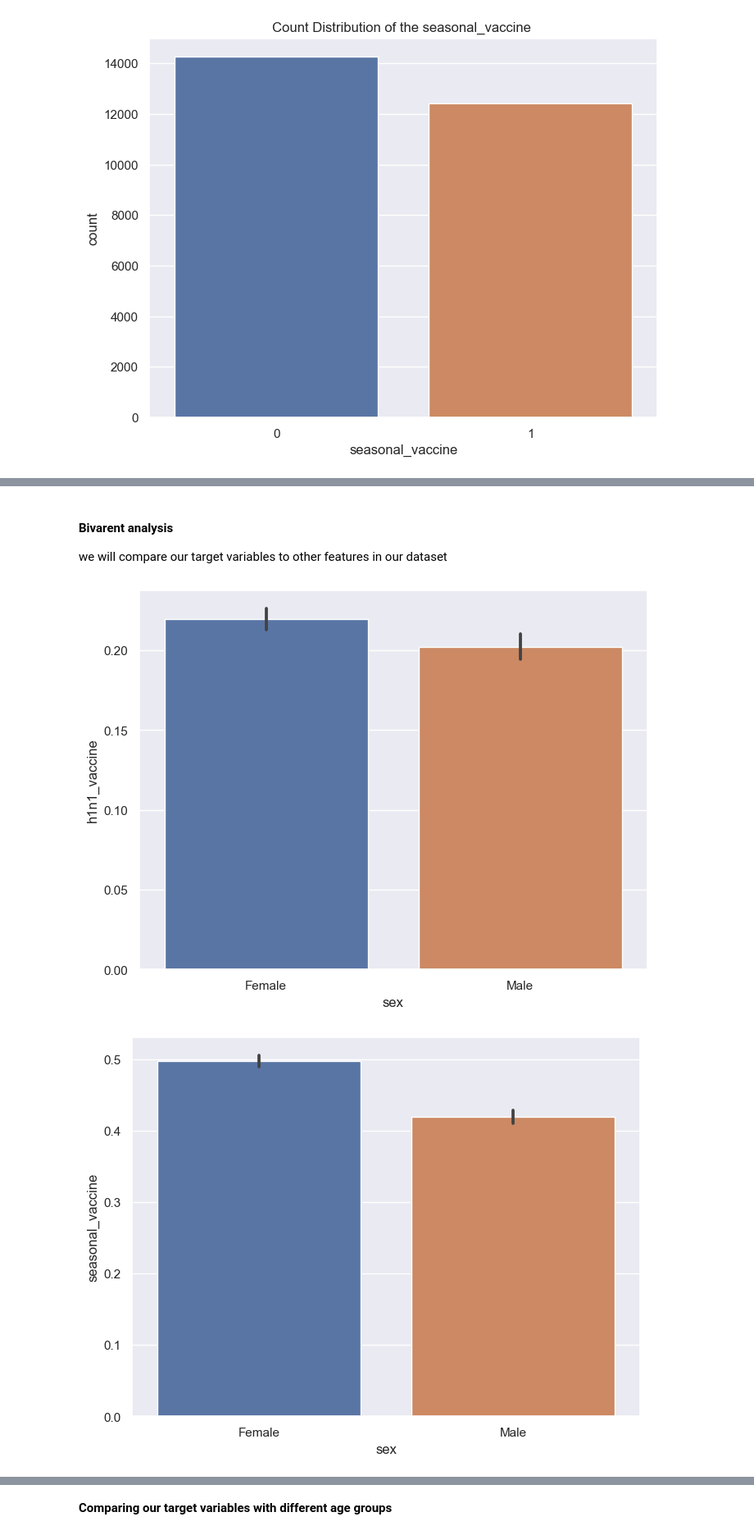
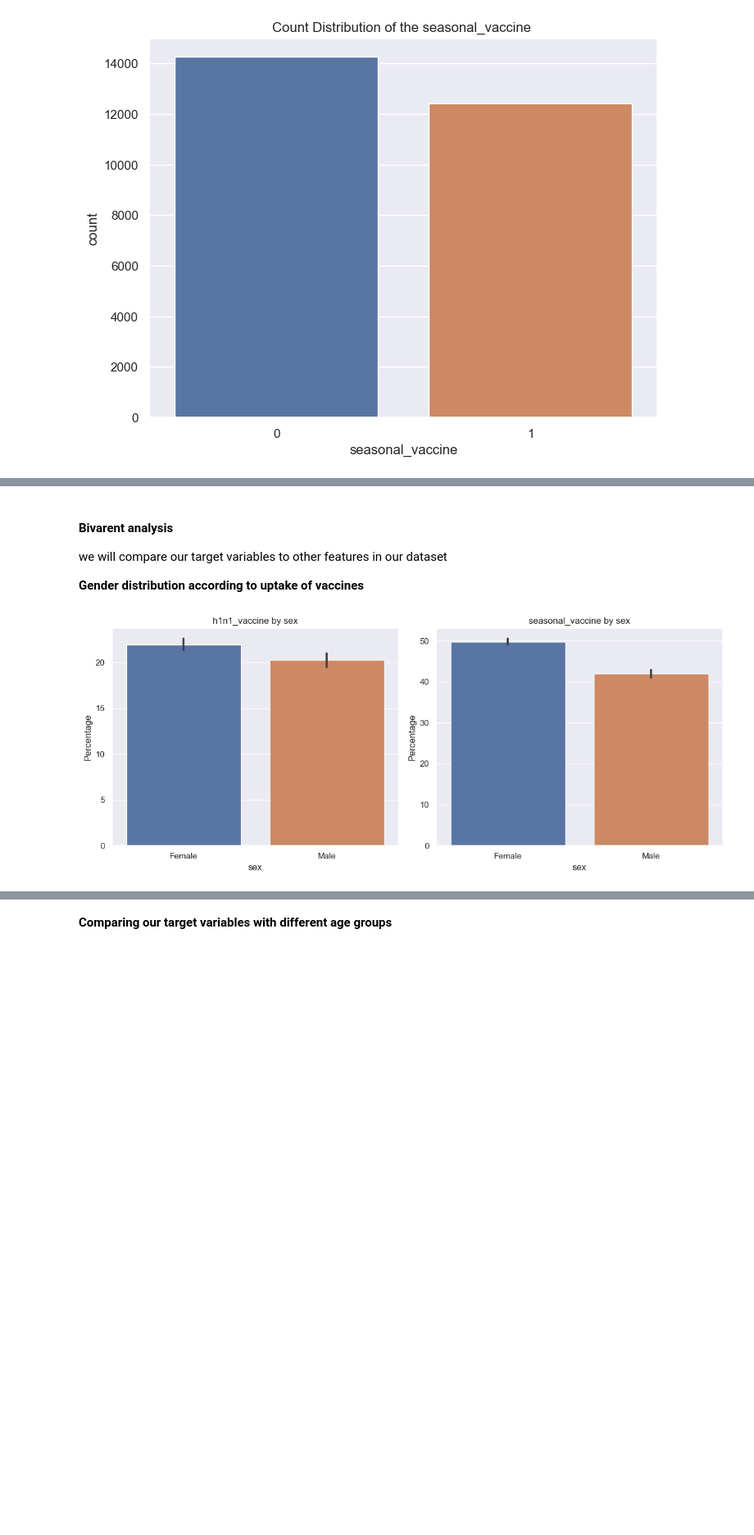
Before and after one commit to Geraldkigotho/Flu-Shot-Learning-project, a Jupyter notebook: project.ipynb, the cells around one changed output, grey strips where cells are left out. Shown at 82% size. Saved outputs shown, nothing was run; the diff lists cells and outputs as text; code cells hidden in the pictures; blank space fills up the shorter version.

```diff
--- a/project.ipynb
+++ b/project.ipynb
@@ -485,6 +453,30 @@ We are now our comfortable our data is clean lets begin  our  data analysis to o
 #### Univarent analysis
 
 Lets start by analysising the  number of people who took each of the vaccine
+# %%
+#Creating a data analysis class
+class DataAnalysis:
+    def __init__(self, clean_vac_df):
+        self.clean_vac_df = clean_vac_df
+
+    def visualize(self, x_col, y1_col, y2_col):
+        plt.figure(figsize=(12, 5))
+        plt.subplot(1, 2, 1)
+        sns.barplot(x=self.clean_vac_df[x_col], y=self.clean_vac_df[y1_col] * 100)
+        plt.title(f"{y1_col} by {x_col}")
+        plt.xlabel(x_col)
+        plt.ylabel('Percentage')
+
+        plt.subplot(1, 2, 2)
+        sns.barplot(x=self.clean_vac_df[x_col], y=self.clean_vac_df[y2_col] * 100)
+        plt.title(f"{y2_col} by {x_col}")
+        plt.xlabel(x_col)
+        plt.ylabel('Percentage')
+
+        plt.tight_layout()
+        plt.show()
+
+data_visualization = DataAnalysis(clean_vac_df)
 # %%
 #lets plot count plots for these
 sns.set(rc={'figure.figsize':(8, 6)})
@@ -503,13 +495,11 @@ plt.show()
 #### Bivarent analysis
 
 we will compare our target variables to other features in our dataset
+
+**Gender distribution according to uptake of vaccines**
 # %%
 #lets plot a bar graph
-sns.barplot(x=clean_vac_df['sex'], y=clean_vac_df['h1n1_vaccine']);
-plt.show()
-sns.barplot(x=clean_vac_df['sex'], y=clean_vac_df['seasonal_vaccine']);
-plt.show()
+data_visualization.visualize('sex', 'h1n1_vaccine', 'seasonal_vaccine')
 # %% [output]
-[figure, old version]
+[figure, new version]
-[figure, removed]
 # %% [markdown]
```
Also changed, not shown: parts of 72 cells of this notebook.
